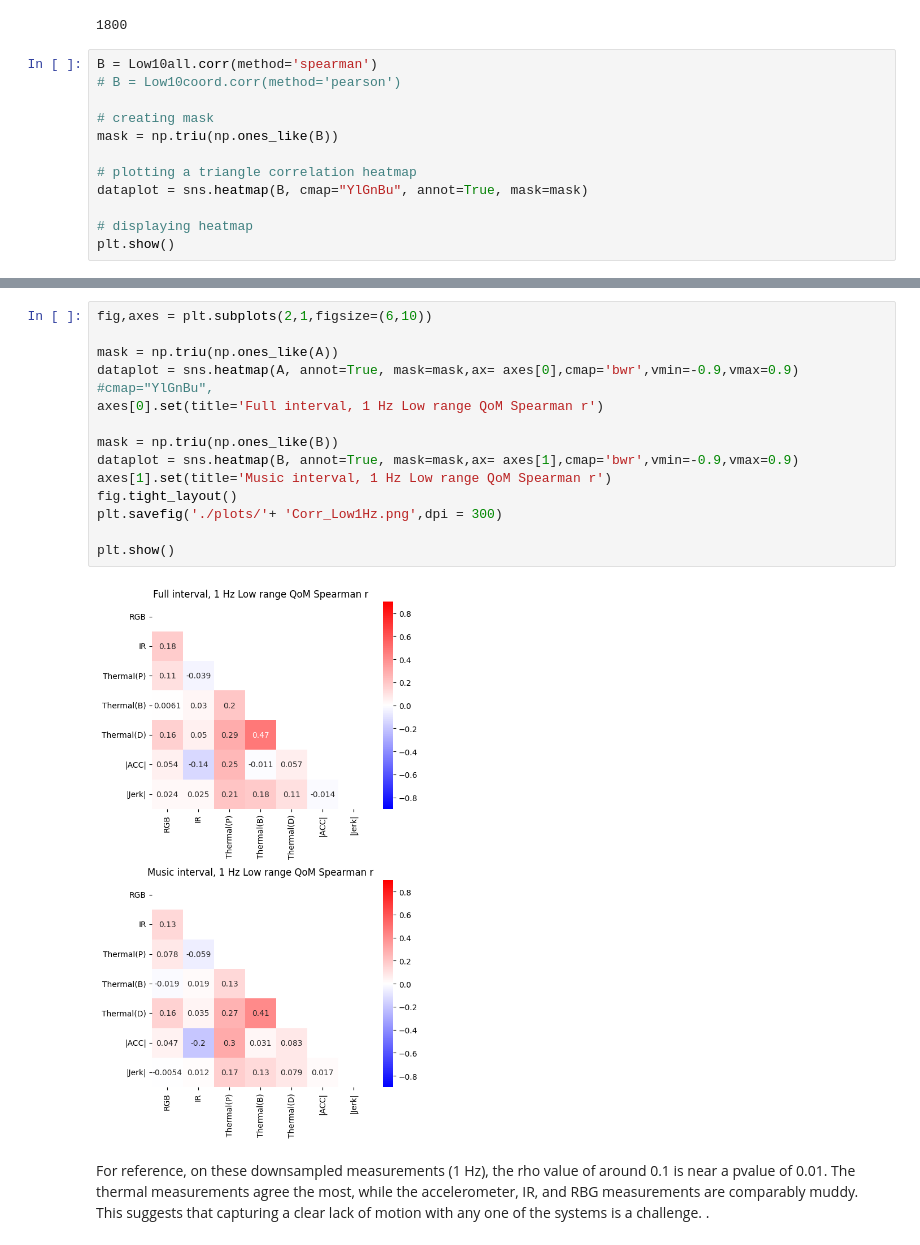
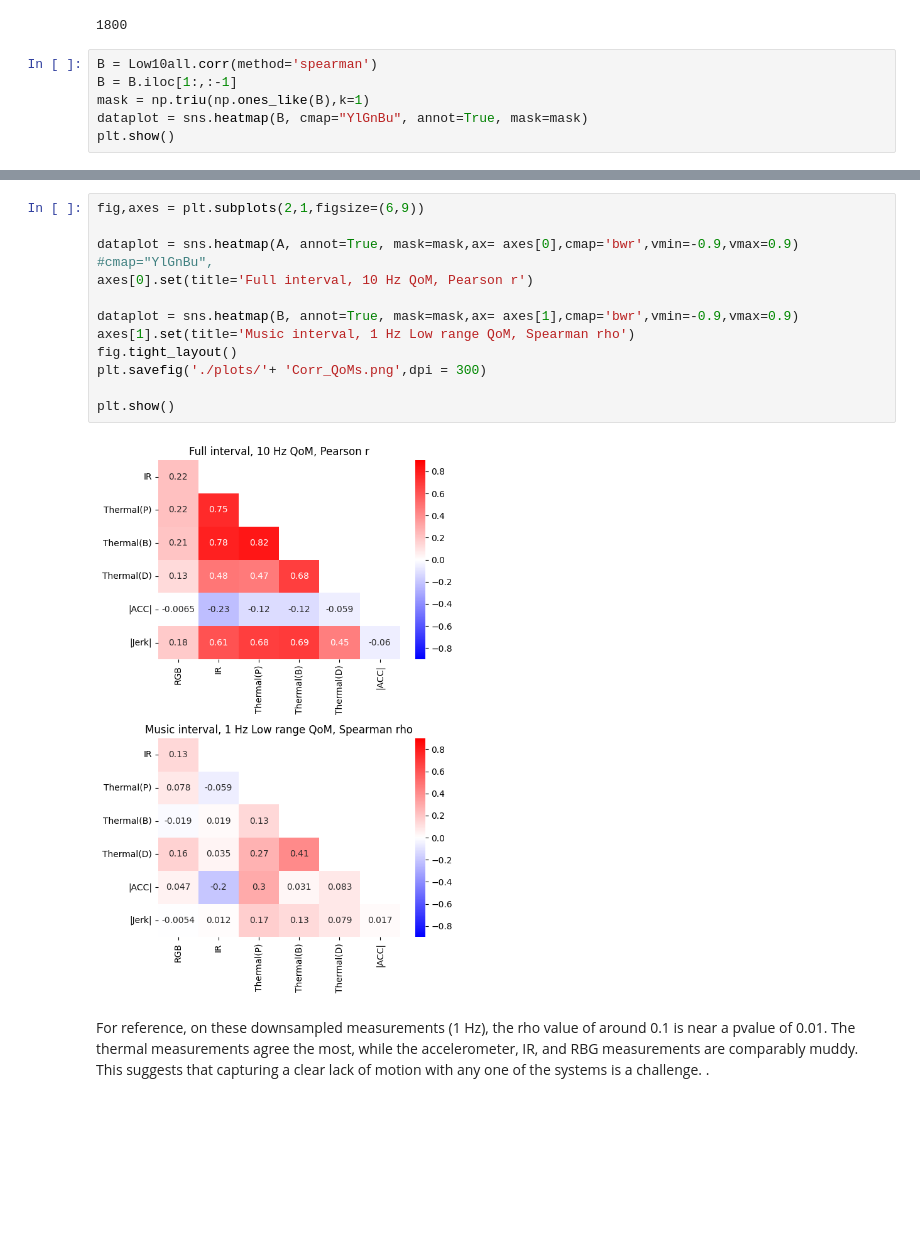
Before and after one commit to finn42/motion-comparison-signal-prep, a Jupyter notebook: 04_QOM_Comparisons_10hz_1Hz.ipynb, the cells around one changed output, grey strips where cells are left out. Saved outputs shown, nothing was run; the diff lists cells and outputs as text; blank space fills up the shorter version.

```diff
--- a/04_QOM_Comparisons_10hz_1Hz.ipynb
+++ b/04_QOM_Comparisons_10hz_1Hz.ipynb
@@ -305,14 +432,8 @@ print(len(Low10all))
 1800
 # %%
 B = Low10all.corr(method='spearman')
-# B = Low10coord.corr(method='pearson')
-
-# creating mask
-mask = np.triu(np.ones_like(B))
-
-# plotting a triangle correlation heatmap
+B = B.iloc[1:,:-1]
+mask = np.triu(np.ones_like(B),k=1)
 dataplot = sns.heatmap(B, cmap="YlGnBu", annot=True, mask=mask)
-
-# displaying heatmap
 plt.show()
 # %% [output]
@@ -320,19 +441,17 @@ plt.show()
 # %%
-fig,axes = plt.subplots(2,1,figsize=(6,10))
+fig,axes = plt.subplots(2,1,figsize=(6,9))
 
-mask = np.triu(np.ones_like(A))
 dataplot = sns.heatmap(A, annot=True, mask=mask,ax= axes[0],cmap='bwr',vmin=-0.9,vmax=0.9) #cmap="YlGnBu",
-axes[0].set(title='Full interval, 1 Hz Low range QoM Spearman r')
+axes[0].set(title='Full interval, 10 Hz QoM, Pearson r')
 
-mask = np.triu(np.ones_like(B))
 dataplot = sns.heatmap(B, annot=True, mask=mask,ax= axes[1],cmap='bwr',vmin=-0.9,vmax=0.9)
-axes[1].set(title='Music interval, 1 Hz Low range QoM Spearman r')
+axes[1].set(title='Music interval, 1 Hz Low range QoM, Spearman rho')
 fig.tight_layout()
-plt.savefig('./plots/'+ 'Corr_Low1Hz.png',dpi = 300)
+plt.savefig('./plots/'+ 'Corr_QoMs.png',dpi = 300)
 
 plt.show()
 # %% [output]
-[figure, old version]
+[figure, new version]
 # %% [markdown]
 For reference, on these downsampled measurements (1 Hz), the rho value of around 0.1 is near a pvalue of 0.01. The thermal measurements agree the most, while the accelerometer, IR, and RBG measurements are comparably muddy. This suggests that capturing a clear lack of motion with any one of the systems is a challenge. .
 # %%
```
Also changed, not shown: parts of 13 cells of this notebook, 40 other files.
